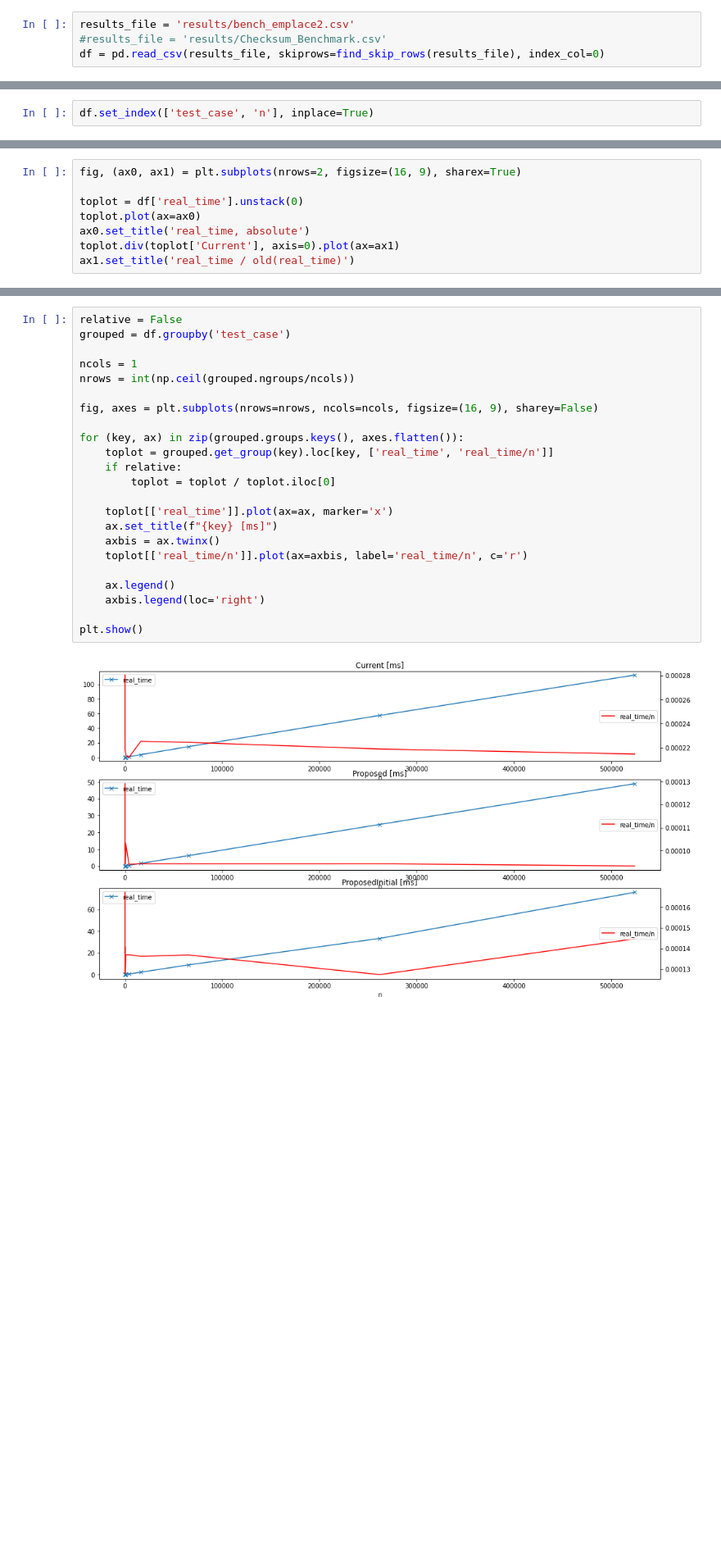
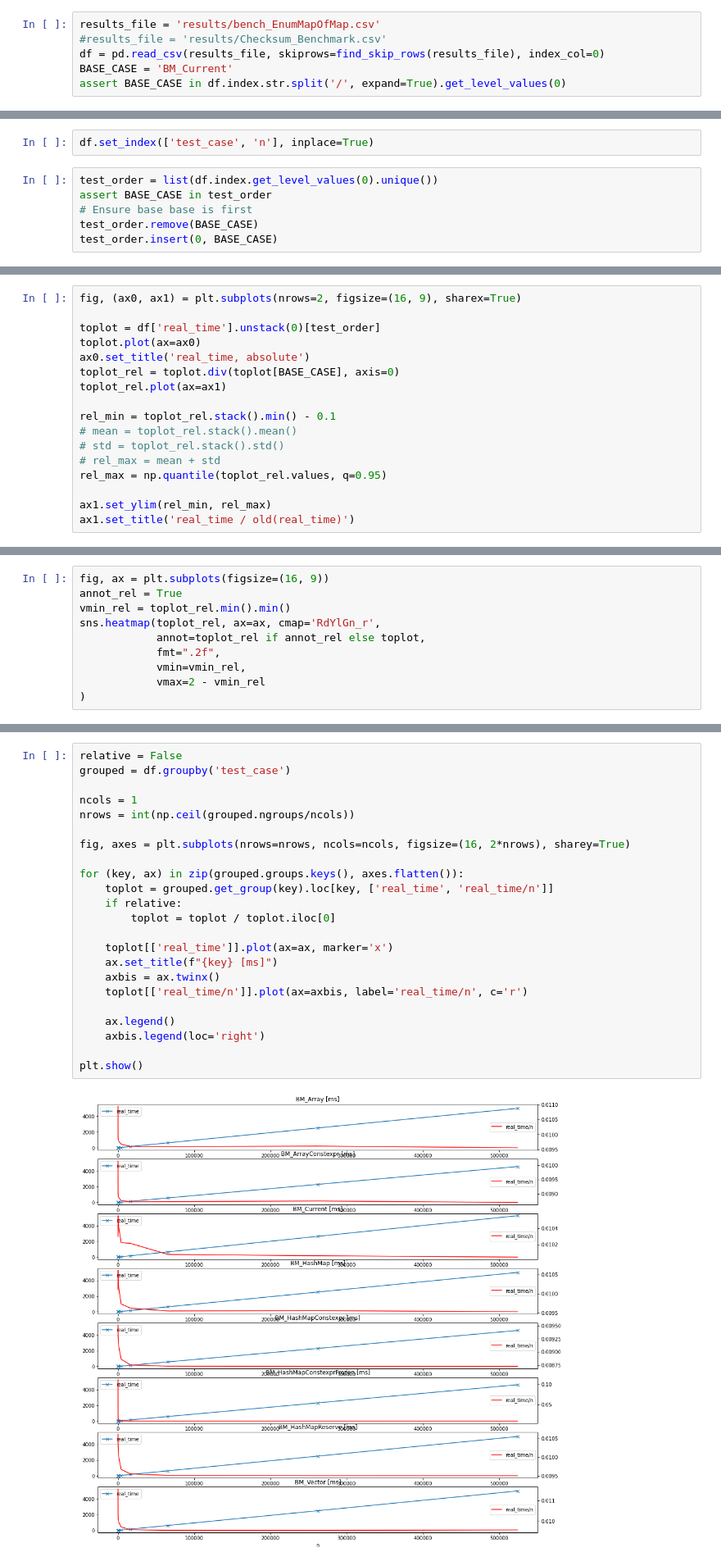
Before and after one commit to jmarrec/CppBenchmarks, a Jupyter notebook: Benchmark_analysis_Complexity.ipynb, the cells around one changed output, grey strips where cells are left out. Shown at 82% size. Cells and saved outputs as stored; diff of their text form; blank space fills up the shorter version.

```diff
--- a/Benchmark_analysis_Complexity.ipynb
+++ b/Benchmark_analysis_Complexity.ipynb
@@ -30,7 +42,9 @@ bench_emplace2.csv  bench_pod.csv       Model_Benchmark.csv
 # %%
-results_file = 'results/bench_emplace2.csv'
+results_file = 'results/bench_EnumMapOfMap.csv'
 #results_file = 'results/Checksum_Benchmark.csv'
 df = pd.read_csv(results_file, skiprows=find_skip_rows(results_file), index_col=0)
+BASE_CASE = 'BM_Current'
+assert BASE_CASE in df.index.str.split('/', expand=True).get_level_values(0)
 # %%
 df = df.loc[df['iterations'].notnull()]
 # %%
@@ -43,6 +57,12 @@ df['n'] = df['n'].astype('int')
 df['real_time/n'] = df['real_time'] / df['n']
 # %%
 df.set_index(['test_case', 'n'], inplace=True)
+# %%
+test_order = list(df.index.get_level_values(0).unique())
+assert BASE_CASE in test_order
+# Ensure base base is first
+test_order.remove(BASE_CASE)
+test_order.insert(0, BASE_CASE)
 # %%
 df['real_time']
 # %% [output]
@@ -66,10 +82,19 @@ Name: real_time, dtype: float64
 # %%
 fig, (ax0, ax1) = plt.subplots(nrows=2, figsize=(16, 9), sharex=True)
 
-toplot = df['real_time'].unstack(0)
+toplot = df['real_time'].unstack(0)[test_order]
 toplot.plot(ax=ax0)
 ax0.set_title('real_time, absolute')
-toplot.div(toplot['Current'], axis=0).plot(ax=ax1)
+toplot_rel = toplot.div(toplot[BASE_CASE], axis=0)
+toplot_rel.plot(ax=ax1)
+
+rel_min = toplot_rel.stack().min() - 0.1
+# mean = toplot_rel.stack().mean()
+# std = toplot_rel.stack().std()
+# rel_max = mean + std
+rel_max = np.quantile(toplot_rel.values, q=0.95)
+
+ax1.set_ylim(rel_min, rel_max)
 ax1.set_title('real_time / old(real_time)')
 # %% [output]
 Text(0.5, 1.0, 'real_time / old(real_time)')
@@ -76,0 +102,10 @@ Text(0.5, 1.0, 'real_time / old(real_time)')
+# %%
+fig, ax = plt.subplots(figsize=(16, 9))
+annot_rel = True
+vmin_rel = toplot_rel.min().min()
+sns.heatmap(toplot_rel, ax=ax, cmap='RdYlGn_r',
+            annot=toplot_rel if annot_rel else toplot,
+            fmt=".2f",
+            vmin=vmin_rel,
+            vmax=2 - vmin_rel
+)
@@ -82,25 +120,25 @@ df['real_time'].unstack(0).plot(figsize=(16, 9))
 # %%
 relative = False
 grouped = df.groupby('test_case')
 
 ncols = 1
 nrows = int(np.ceil(grouped.ngroups/ncols))
 
-fig, axes = plt.subplots(nrows=nrows, ncols=ncols, figsize=(16, 9), sharey=False)
+fig, axes = plt.subplots(nrows=nrows, ncols=ncols, figsize=(16, 2*nrows), sharey=True)
 
 for (key, ax) in zip(grouped.groups.keys(), axes.flatten()):
     toplot = grouped.get_group(key).loc[key, ['real_time', 'real_time/n']]
     if relative:
         toplot = toplot / toplot.iloc[0]
 
     toplot[['real_time']].plot(ax=ax, marker='x')
     ax.set_title(f"{key} [ms]")
     axbis = ax.twinx()
     toplot[['real_time/n']].plot(ax=axbis, label='real_time/n', c='r')
 
     ax.legend()
     axbis.legend(loc='right')
 
 plt.show()
 # %% [output]
-[figure, old version]
+[figure, new version]
```
Also changed, not shown: parts of 25 cells of this notebook.
